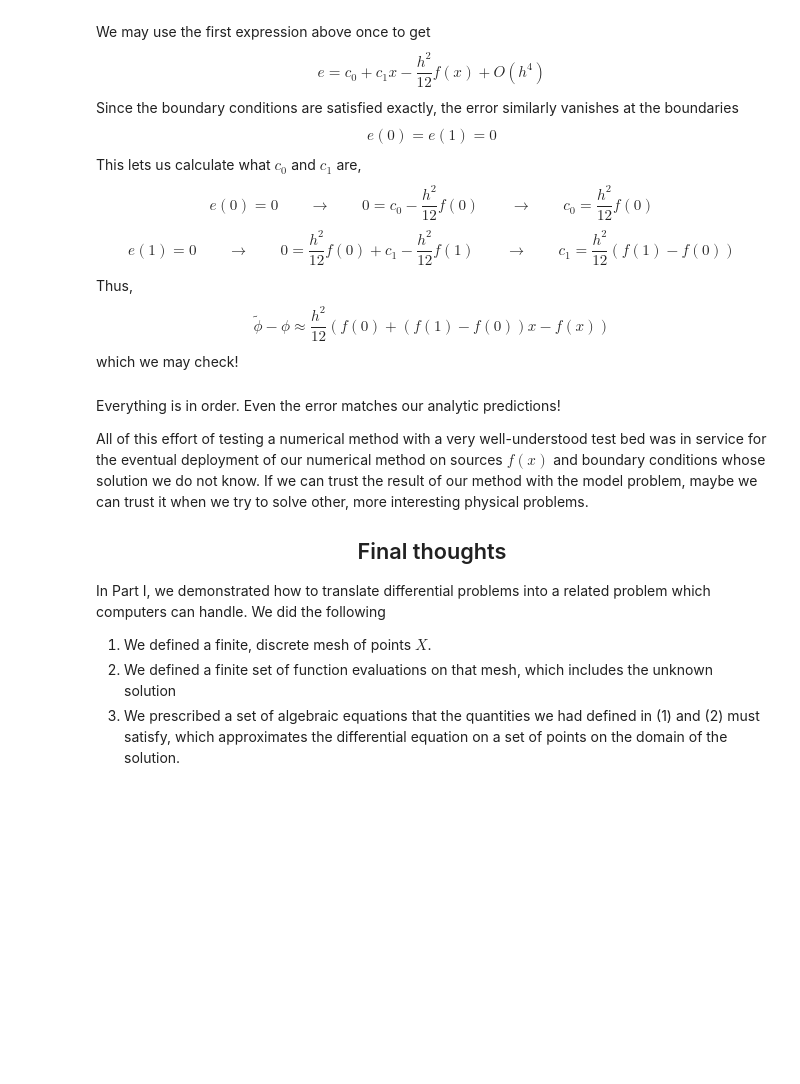
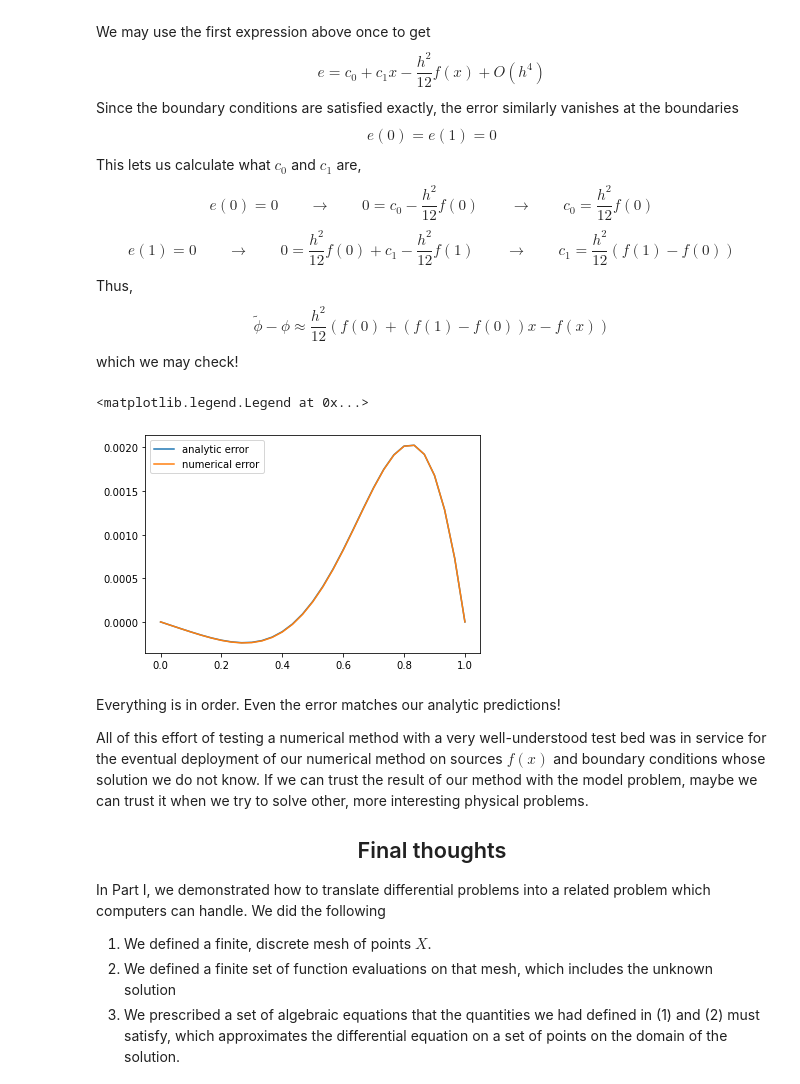
Before and after one commit to slashdotfield/ap155-1SAY2223, a Jupyter notebook: Sean Fortuna/Matrix methods and physics - Part I (lec).ipynb, the cells around one changed output. Drawn from its saved outputs; the diff is of its cells as text; code cells hidden in the pictures; blank space fills up the shorter version.

```diff
--- a/Sean Fortuna/Matrix methods and physics - Part I (lec).ipynb
+++ b/Sean Fortuna/Matrix methods and physics - Part I (lec).ipynb
@@ -212,6 +274,14 @@ Thus,
 \tilde{\phi} - \phi \approx \dfrac{h^2}{12} \left( f(0) + (f(1) - f(0)) x - f(x) \right)
 \end{equation}
 which we may check!
+# %%
+h = x[1] - x[0]
+plt.plot(x, h**2/12*(f(0) + (f(1) - f(0))*x - f(x)), label = 'analytic error')
+plt.plot(x, phi-sol(x), label='numerical error')
+plt.legend()
+# %% [output]
+<matplotlib.legend.Legend at 0x...>
+[figure, added]
 # %% [markdown]
 Everything is in order. Even the error matches our analytic predictions!
 
```
Also changed, not shown: parts of 5 cells of this notebook, 2 other files.
